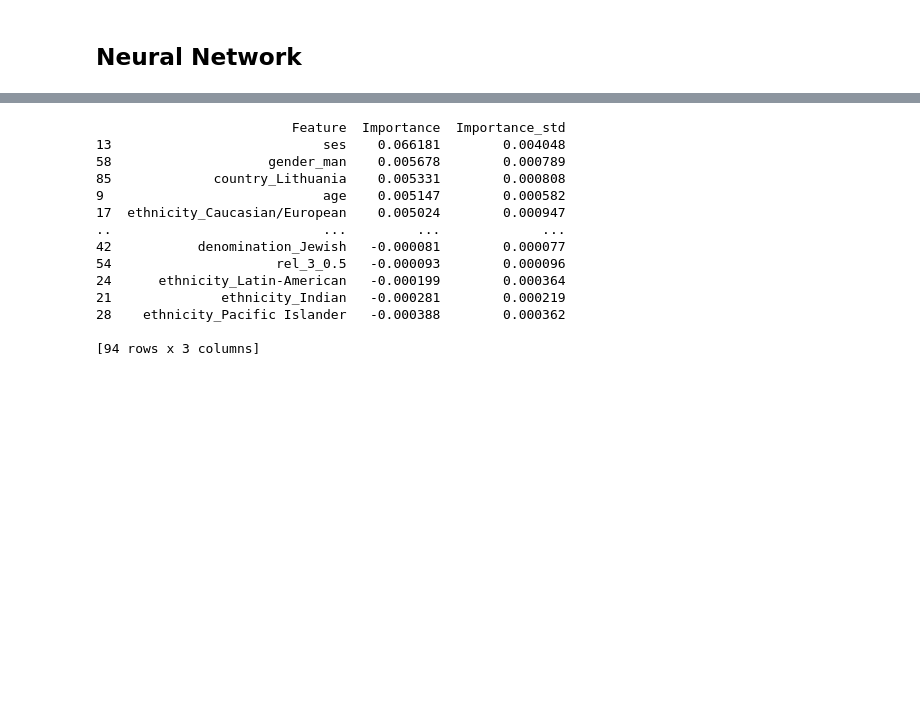
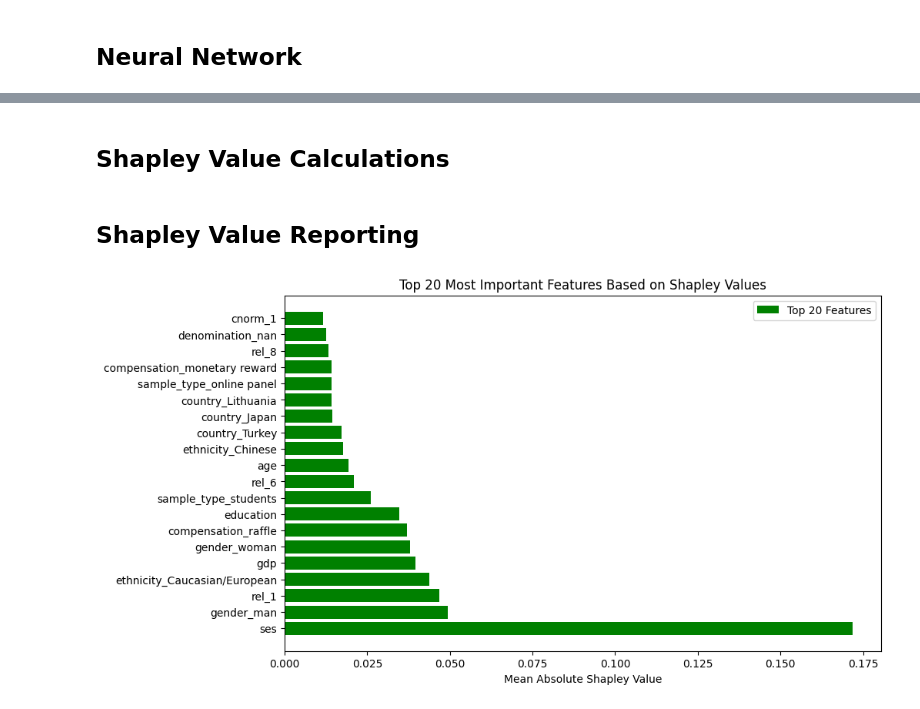
Before and after one commit to christian-arndt/repo_men, a Jupyter notebook: MARP/marp_analysis.ipynb, the cells around one changed output, grey strips where cells are left out. Drawn from its saved outputs; the diff is of its cells as text; code cells hidden in the pictures; blank space fills up the shorter version.

```diff
--- a/MARP/marp_analysis.ipynb
+++ b/MARP/marp_analysis.ipynb
@@ -52,6 +38,7 @@ regression_targets = ['wb_overall_mean', 'wb_phys_mean', 'wb_psych_mean', 'wb_so
 def justify_X(X: 'pd.DataFrame', use_wb_soc_3: bool = False) -> 'pd.DataFrame':
     # List needed dummies
     dummies_needed = ['rel_3', 'rel_4', 'gender', 'ethnicity', 'sample_type', 'compensation', 'denomination', 'country']
+    scaling_needed = list(filter(lambda x: x not in dummies_needed, predictors))
     if use_wb_soc_3:
         dummies_needed.append('answered_sex_life_question')
 
@@ -68,7 +55,10 @@ def justify_X(X: 'pd.DataFrame', use_wb_soc_3: bool = False) -> 'pd.DataFrame':
             continue
         if column not in dummies_needed:
             X_new[column] = X_new[column].fillna(X_new[column].mean())
-            continue
+
+    # Do scaling
+    scaler = StandardScaler()
+    X_new[scaling_needed] = scaler.fit_transform(X_new[scaling_needed])
 
     # Get dummies
     dummies_with_na = list(filter(lambda x: sum(X_new[x].isna()) > 0, dummies_needed))
@@ -276,35 +257,2 @@ print(lr_importance_df)
-# %%
-# Assuming rf_r is the result from permutation_importance
-rf_importances = rf_r.importances_mean  # Mean importance for each feature
-rf_importances_std = rf_r.importances_std  # Standard deviation of importance
-
-# Assuming X_test.columns contains the names of your features
-feature_names = X_test.columns
-
-# Create a DataFrame with features and their importance values
-rf_importance_df = pd.DataFrame({
-    'Feature': feature_names,
-    'Importance': importances,
-    'Importance_std': importances_std
-})
-
-# Sort the DataFrame by Importance (descending order) to find the most important features
-rf_importance_df = rf_importance_df.sort_values(by='Importance', ascending=False)
-
-# Print the features with the greatest importance
-print(rf_importance_df)
-# %% [output]
-                         Feature  Importance  Importance_std
-13                           ses    0.066181        0.004048
-58                    gender_man    0.005678        0.000789
-85             country_Lithuania    0.005331        0.000808
-9                            age    0.005147        0.000582
-17  ethnicity_Caucasian/European    0.005024        0.000947
-..                           ...         ...             ...
-42           denomination_Jewish   -0.000081        0.000077
-54                     rel_3_0.5   -0.000093        0.000096
-24      ethnicity_Latin-American   -0.000199        0.000364
-21              ethnicity_Indian   -0.000281        0.000219
-28    ethnicity_Pacific Islander   -0.000388        0.000362
-
-[94 rows x 3 columns]
+# %% [markdown]
+## Shapley Value Calculations
@@ -310,0 +262,31 @@ print(rf_importance_df)
+# %% [markdown]
+## Shapley Value Reporting
+# %%
+mean_shap_values = np.abs(shap_values).mean(axis=0)
+
+# Get the feature names (assuming X_test is a pandas DataFrame)
+features = X_test.columns if isinstance(X_test, pd.DataFrame) else np.arange(X_test.shape[1])
+
+# Sort the features by the mean absolute Shapley values
+sorted_idx = np.argsort(mean_shap_values)[::-1]
+top_20 = sorted_idx[:20]
+
+# Prepare data for the plot
+top_20_values = mean_shap_values[top_20]
+top_20_features = [features[i] for i in top_20]
+
+# Plot the 10 most and 10 least important features
+plt.figure(figsize=(10, 6))
+
+# Plot top 10 important features
+plt.barh(top_20_features, top_20_values, color='green', label='Top 20 Features')
+
+# Add labels and title
+plt.xlabel("Mean Absolute Shapley Value")
+plt.title("Top 20 Most Important Features Based on Shapley Values")
+plt.legend()
+
+# Show the plot
+plt.show()
+# %% [output]
+[figure, added]
```
Also changed, not shown: parts of 22 cells of this notebook, 4 other files.
